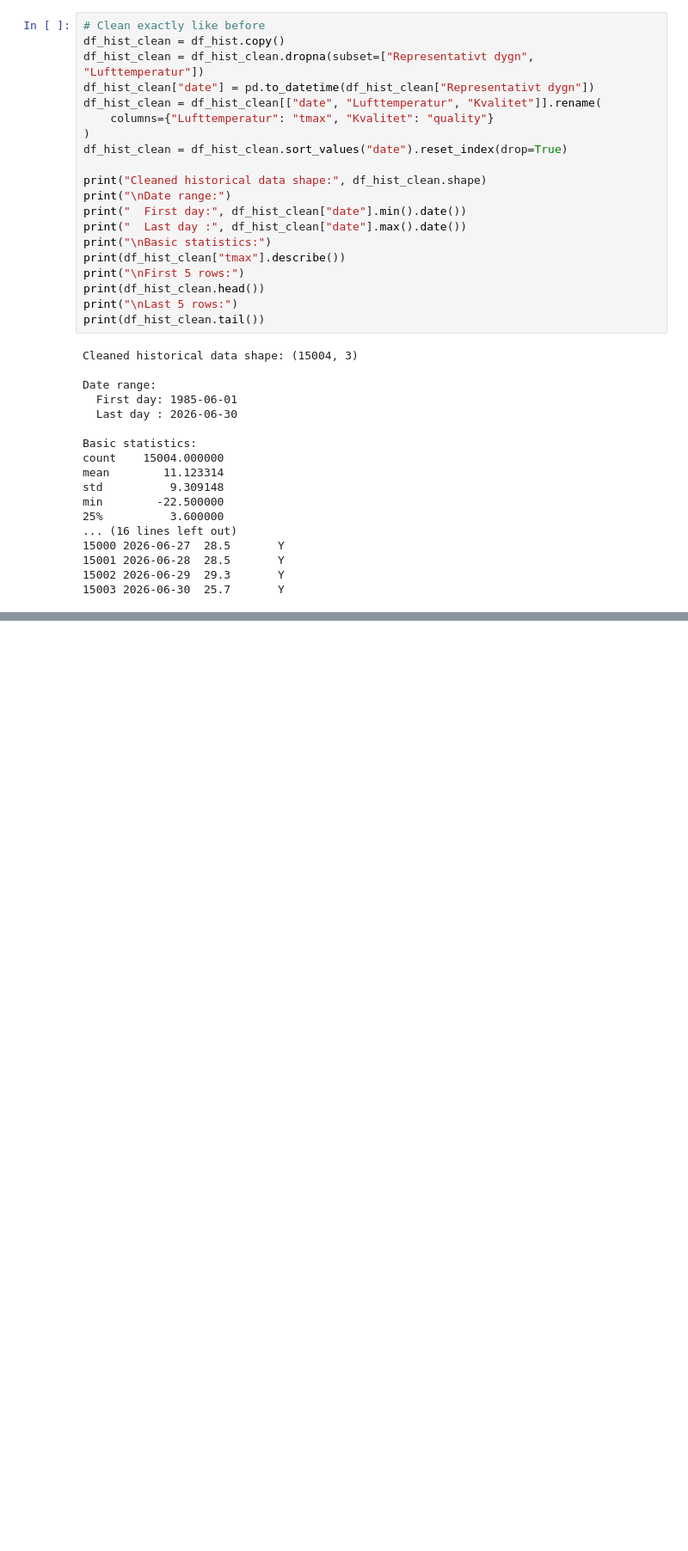
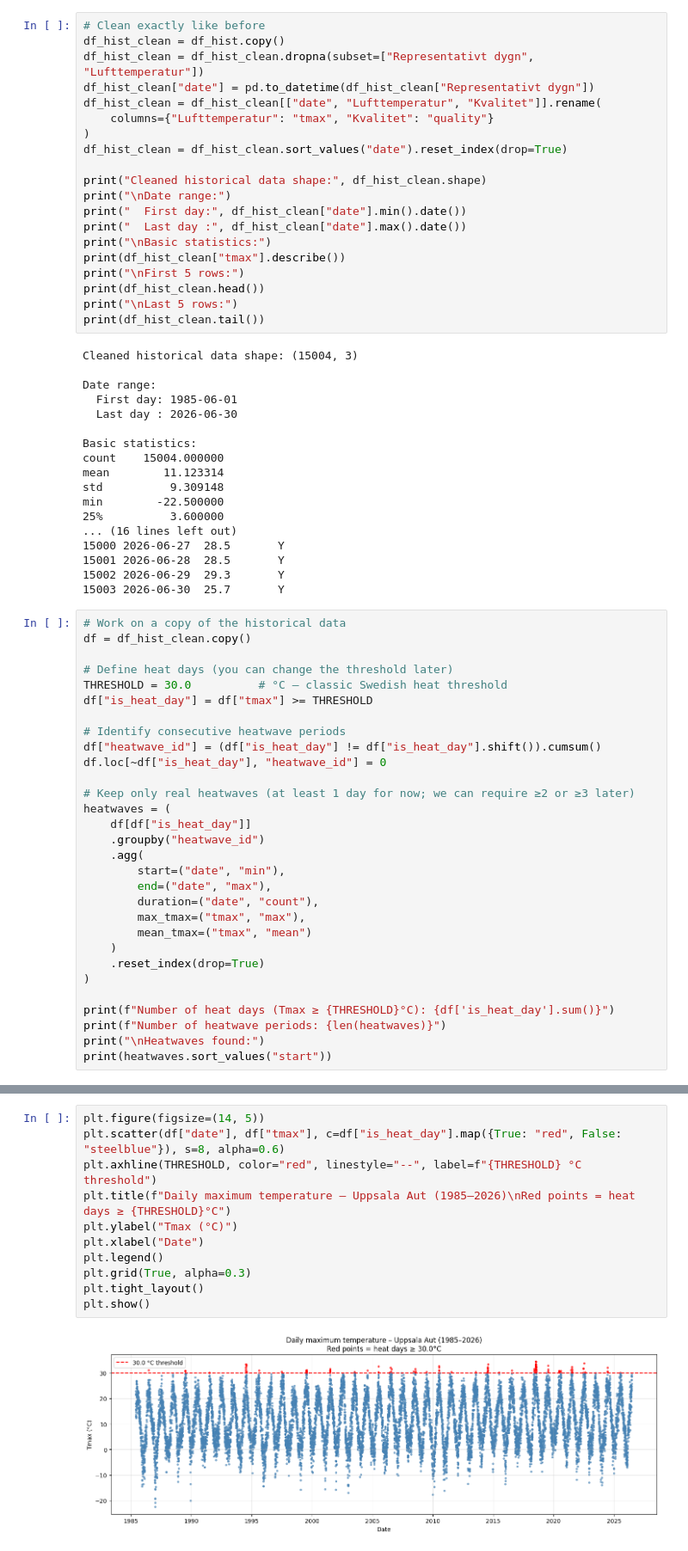
Before and after one commit to lkjidm/LLMgroup2, a Jupyter notebook: P01_SMHI_data_EDA.ipynb, the cells around one changed output, grey strips where cells are left out. Shown at 86% size. Saved outputs shown, nothing was run; the diff lists cells and outputs as text; blank space fills up the shorter version.

```diff
--- a/P01_SMHI_data_EDA.ipynb
+++ b/P01_SMHI_data_EDA.ipynb
@@ -261,3 +244,33 @@ min        -22.500000
 15001 2026-06-28  28.5       Y
 15002 2026-06-29  29.3       Y
 15003 2026-06-30  25.7       Y
+# %%
+# Work on a copy of the historical data
+df = df_hist_clean.copy()
+
+# Define heat days (you can change the threshold later)
+THRESHOLD = 30.0          # °C – classic Swedish heat threshold
+df["is_heat_day"] = df["tmax"] >= THRESHOLD
+
+# Identify consecutive heatwave periods
+df["heatwave_id"] = (df["is_heat_day"] != df["is_heat_day"].shift()).cumsum()
+df.loc[~df["is_heat_day"], "heatwave_id"] = 0
+
+# Keep only real heatwaves (at least 1 day for now; we can require ≥2 or ≥3 later)
+heatwaves = (
+    df[df["is_heat_day"]]
+    .groupby("heatwave_id")
+    .agg(
+        start=("date", "min"),
+        end=("date", "max"),
+        duration=("date", "count"),
+        max_tmax=("tmax", "max"),
+        mean_tmax=("tmax", "mean")
+    )
+    .reset_index(drop=True)
+)
+
+print(f"Number of heat days (Tmax ≥ {THRESHOLD}°C): {df['is_heat_day'].sum()}")
+print(f"Number of heatwave periods: {len(heatwaves)}")
+print("\nHeatwaves found:")
+print(heatwaves.sort_values("start"))
@@ -263,0 +319,13 @@ min        -22.500000
+# %%
+plt.figure(figsize=(14, 5))
+plt.scatter(df["date"], df["tmax"], c=df["is_heat_day"].map({True: "red", False: "steelblue"}), s=8, alpha=0.6)
+plt.axhline(THRESHOLD, color="red", linestyle="--", label=f"{THRESHOLD} °C threshold")
+plt.title(f"Daily maximum temperature – Uppsala Aut (1985–2026)\nRed points = heat days ≥ {THRESHOLD}°C")
+plt.ylabel("Tmax (°C)")
+plt.xlabel("Date")
+plt.legend()
+plt.grid(True, alpha=0.3)
+plt.tight_layout()
+plt.show()
+# %% [output]
+[figure, added]
```
Also changed, not shown: parts of 10 cells of this notebook.
